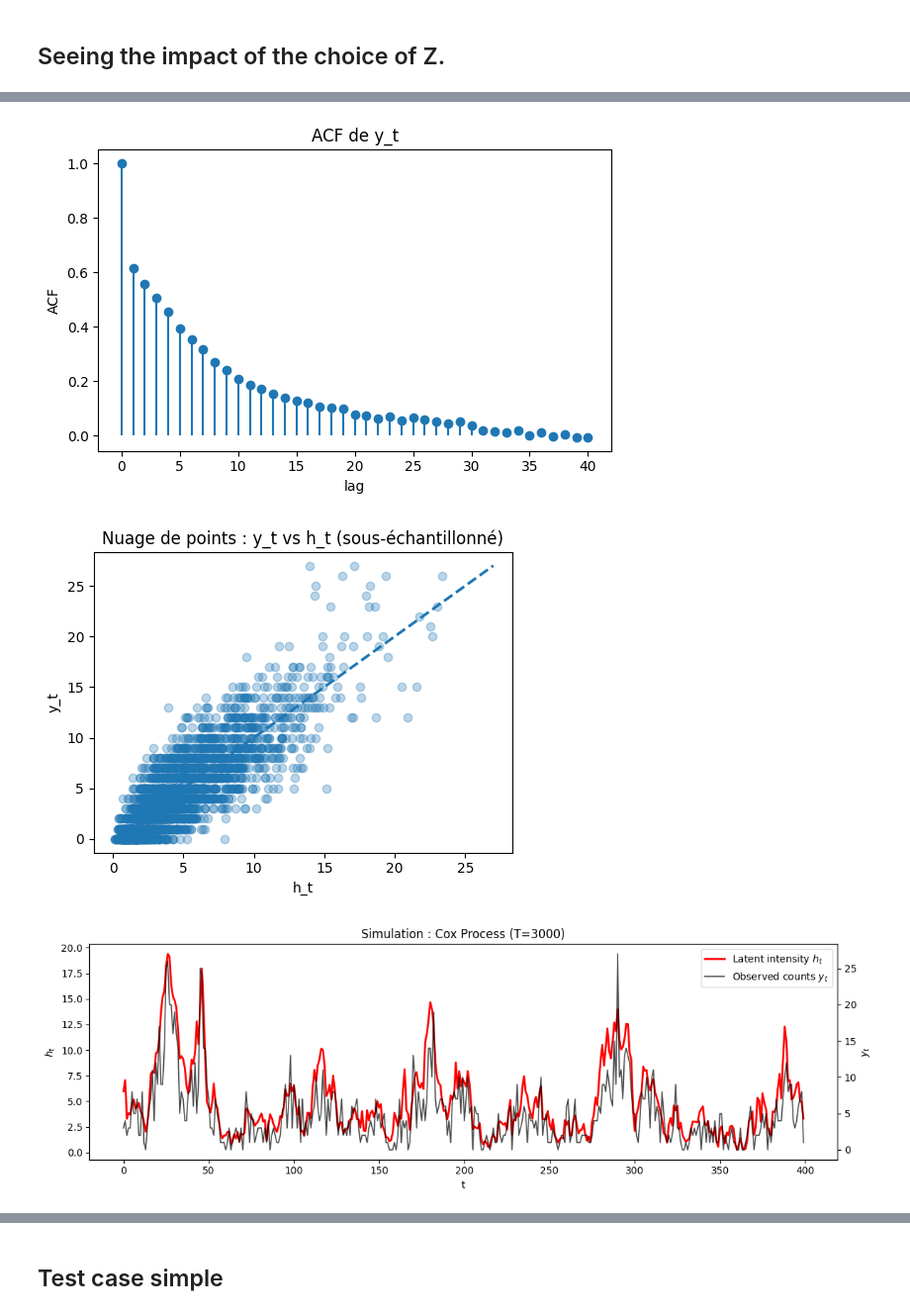
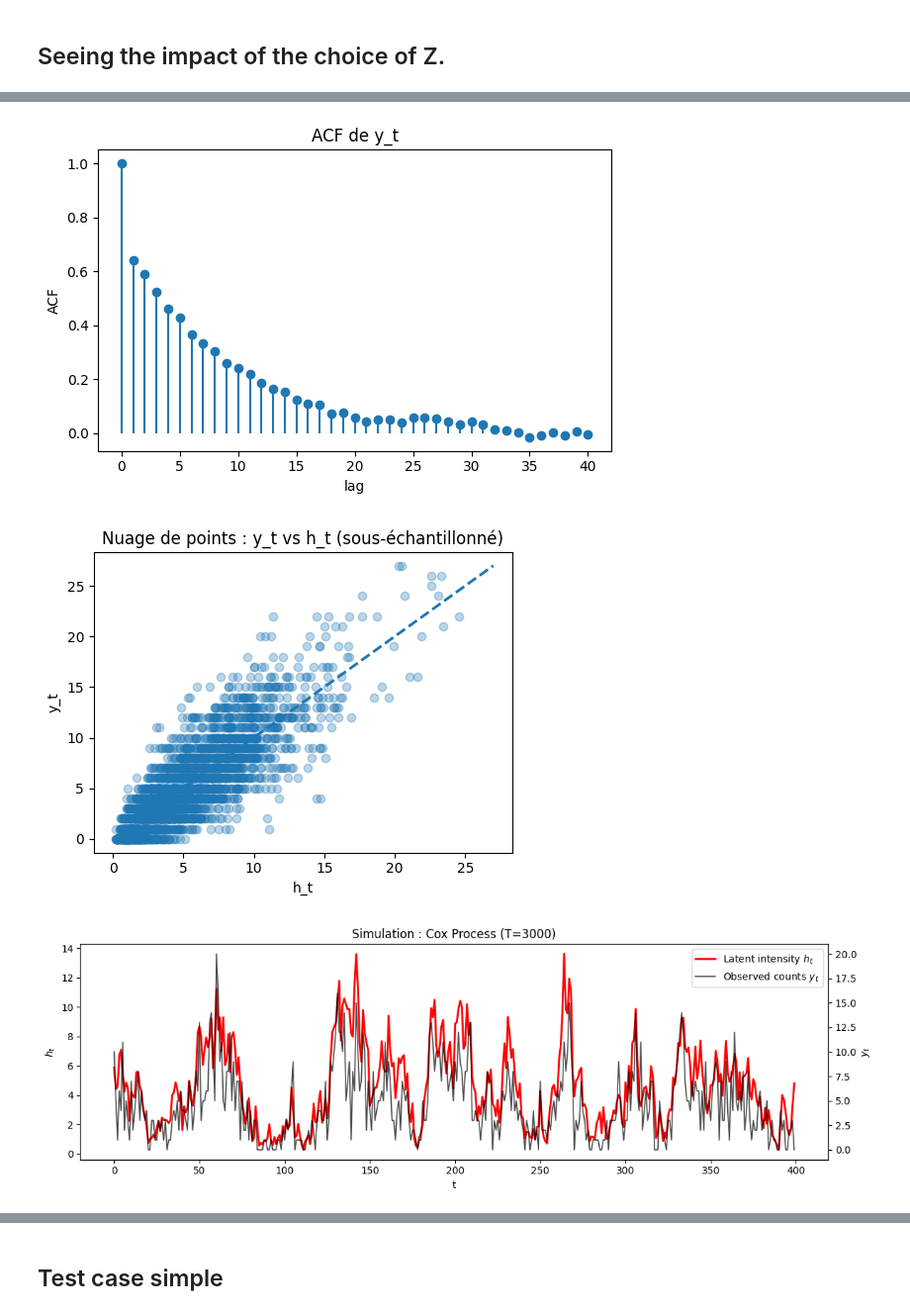
Before and after one commit to BRamesh02/Non-Gaussian-State-Space-Models, a Jupyter notebook: dynamic_implementation.ipynb, the cells around one changed output, grey strips where cells are left out. Shown at 99% size. Cells and saved outputs as stored; diff of their text form; code cells hidden in the pictures.

```diff
--- a/dynamic_implementation.ipynb
+++ b/dynamic_implementation.ipynb
@@ -41,14 +41,6 @@ class CoxProcessSimulation:
 
         return y, h, z
 # %%
-np.random.seed(42)
-import importlib
-import utils.plots
-
-importlib.reload(utils.plots)
-
-
-
 TRUE_PARAMS = {'phi': 0.9, 'nu': 2.5, 'c': 0.2}
 T_sim = 3000
 
@@ -68,6 +60,6 @@ plot_overlay_clean(y, h, T_show=400, start=0)
-[figure, old version]
+[figure, new version]
-[figure, old version]
+[figure, new version]
-[figure, old version]
+[figure, new version]
 # %%
 # ==========================
 # Numba helpers
```
Also changed, not shown: parts of 18 cells of this notebook.
